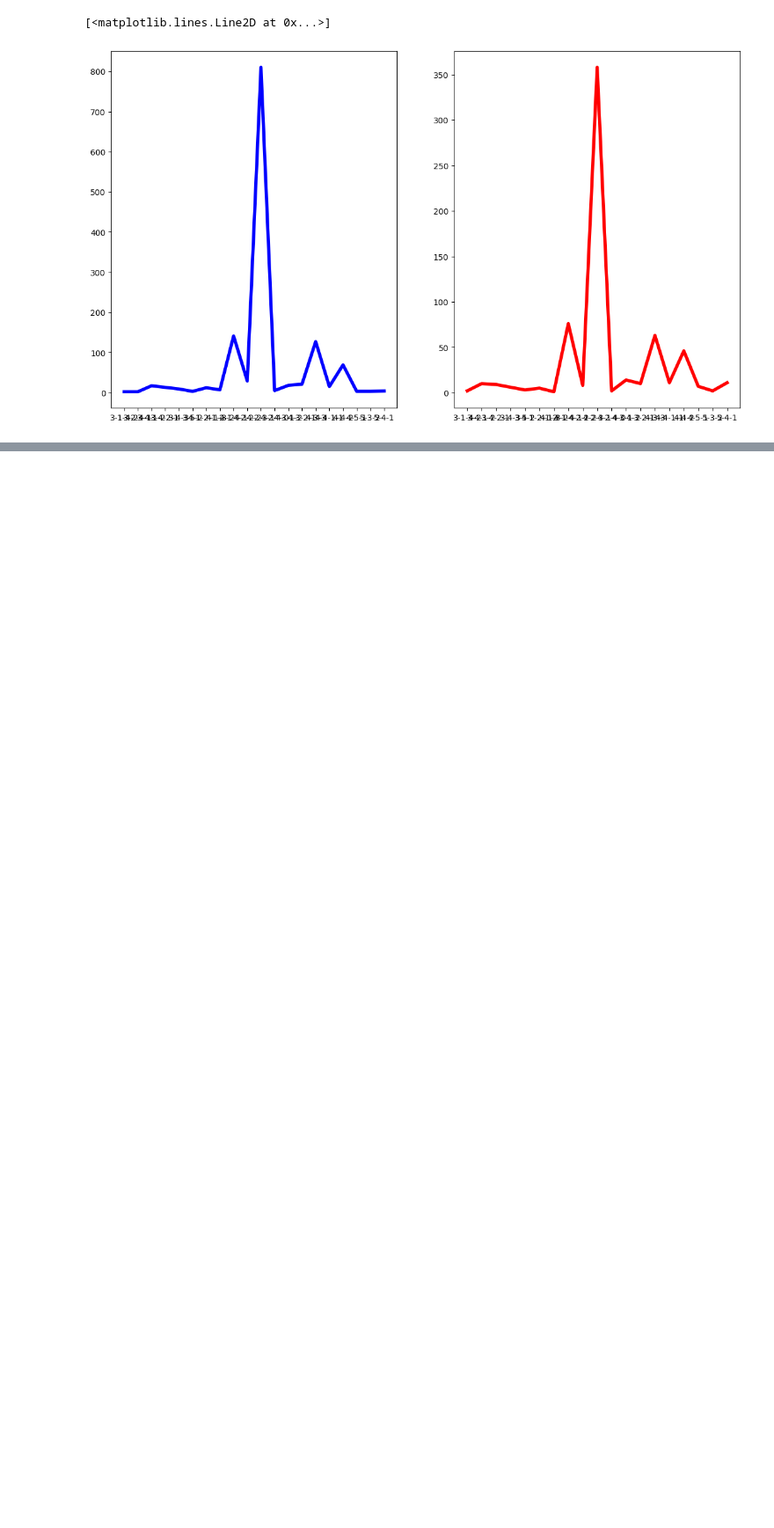
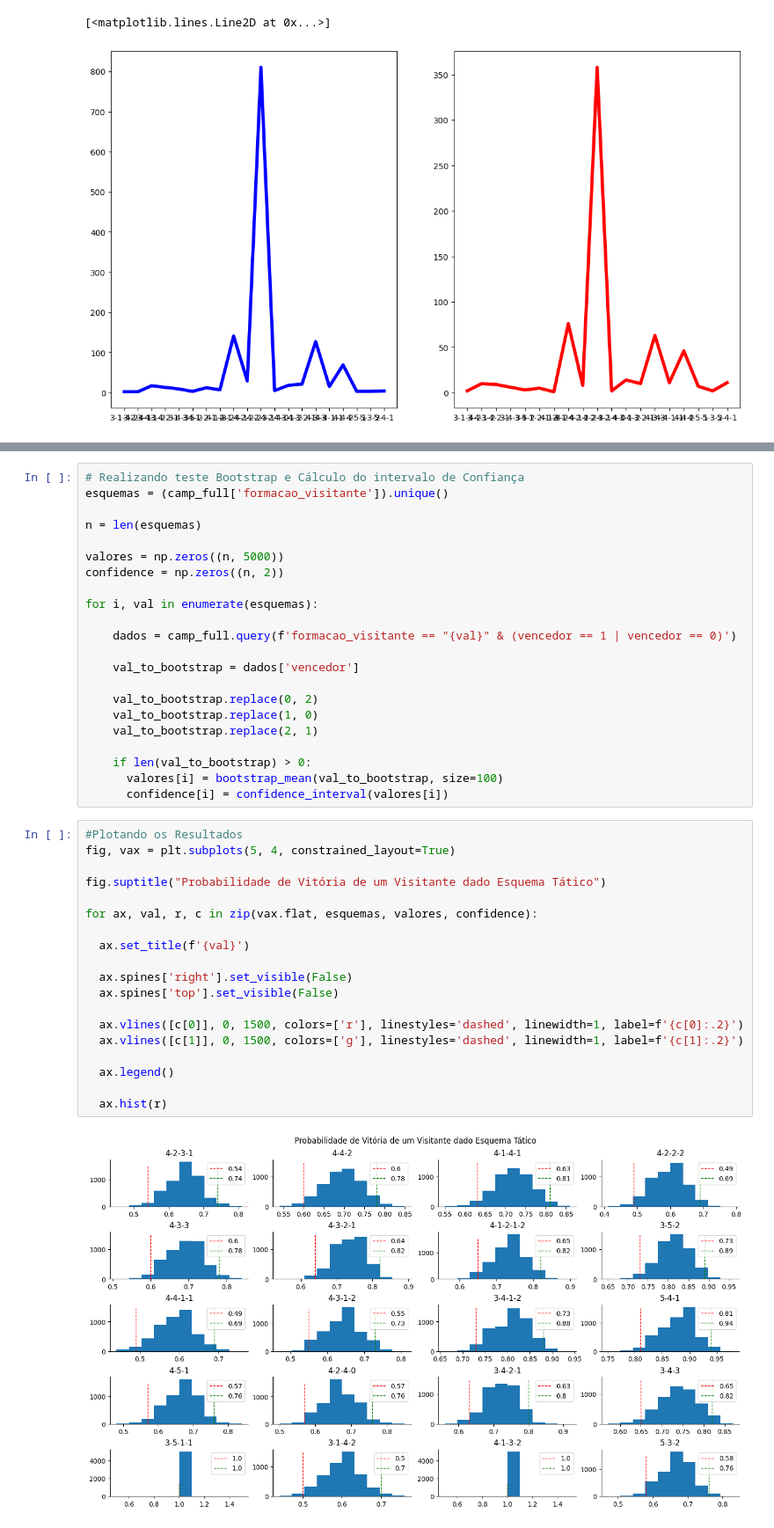
Before and after one commit to Gcastelo01/an-lise-de-forma-es, a Jupyter notebook: Análise.ipynb, the cells around one changed output, grey strips where cells are left out. Shown: that part at 88% size. Drawn from its saved outputs; the diff is of its cells as text; blank space fills up the shorter version.

```diff
--- a/Análise.ipynb
+++ b/Análise.ipynb
@@ -117,0 +185,43 @@ plt.plot(esqder, num_der, 'r-')
+# %%
+# Realizando teste Bootstrap e Cálculo do intervalo de Confiança
+esquemas = (camp_full['formacao_visitante']).unique()
+
+n = len(esquemas)
+
+valores = np.zeros((n, 5000))
+confidence = np.zeros((n, 2))
+
+for i, val in enumerate(esquemas):
+
+    dados = camp_full.query(f'formacao_visitante == "{val}" & (vencedor == 1 | vencedor == 0)')
+
+    val_to_bootstrap = dados['vencedor']
+
+    val_to_bootstrap.replace(0, 2)
+    val_to_bootstrap.replace(1, 0)
+    val_to_bootstrap.replace(2, 1)
+
+    if len(val_to_bootstrap) > 0:
+      valores[i] = bootstrap_mean(val_to_bootstrap, size=100)
+      confidence[i] = confidence_interval(valores[i])
+# %%
+#Plotando os Resultados
+fig, vax = plt.subplots(5, 4, constrained_layout=True)
+
+fig.suptitle("Probabilidade de Vitória de um Visitante dado Esquema Tático")
+
+for ax, val, r, c in zip(vax.flat, esquemas, valores, confidence):
+
+  ax.set_title(f'{val}')
+
+  ax.spines['right'].set_visible(False)
+  ax.spines['top'].set_visible(False)
+
+  ax.vlines([c[0]], 0, 1500, colors=['r'], linestyles='dashed', linewidth=1, label=f'{c[0]:.2}')
+  ax.vlines([c[1]], 0, 1500, colors=['g'], linestyles='dashed', linewidth=1, label=f'{c[1]:.2}')
+
+  ax.legend()
+
+  ax.hist(r)
+# %% [output]
+[figure, added]
```
Also changed, not shown: parts of 7 cells of this notebook, 4 other files.
